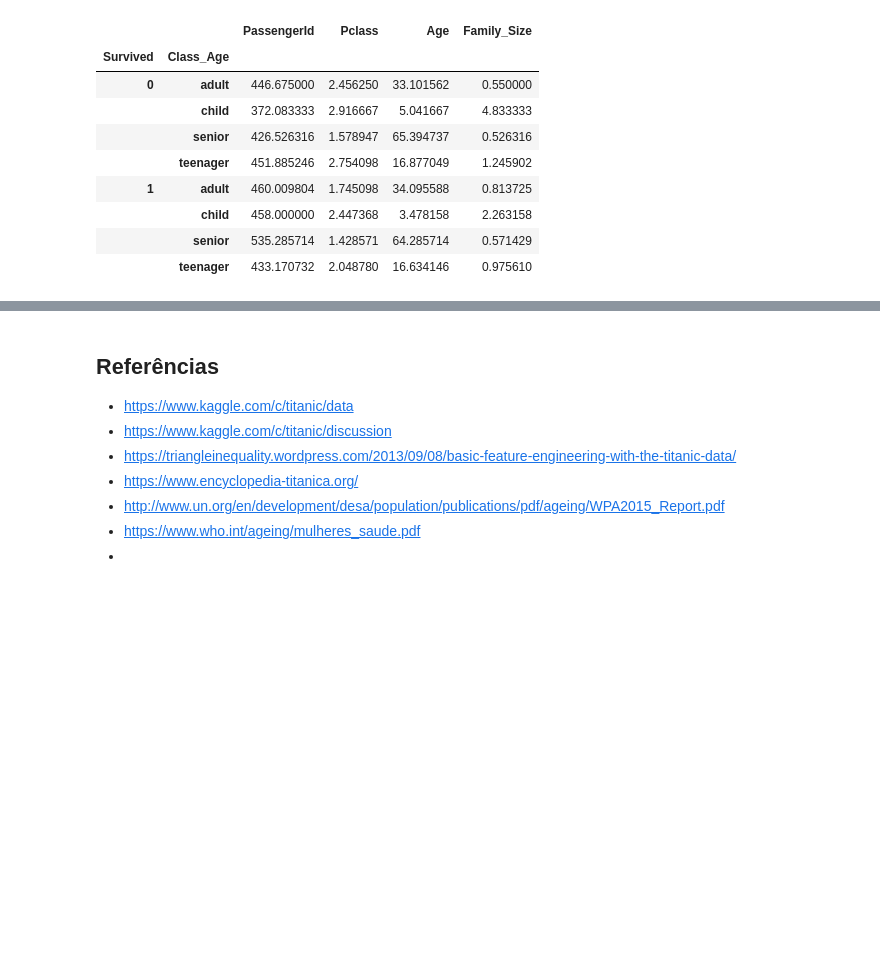
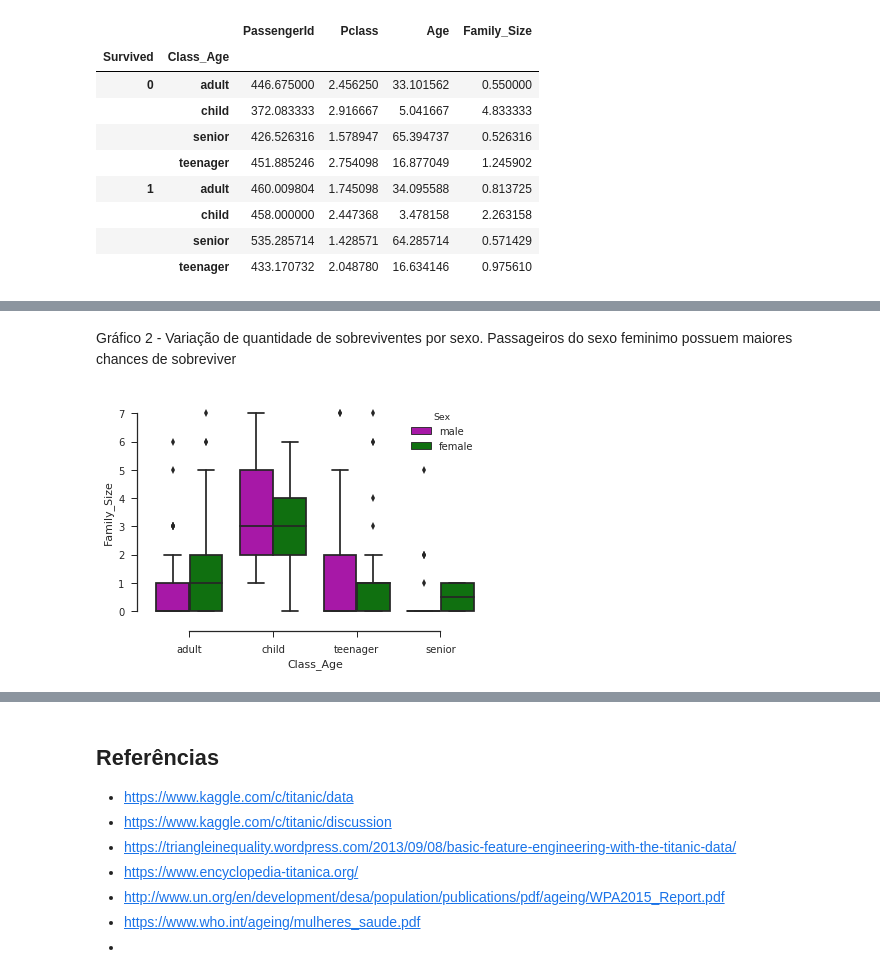
Before and after one commit to nfbomfim/ndfdsi-projeto2, a Jupyter notebook: titanic.ipynb, the cells around one changed output, grey strips where cells are left out. Saved outputs shown, nothing was run; the diff lists cells and outputs as text; code cells hidden in the pictures; blank space fills up the shorter version.

```diff
--- a/titanic.ipynb
+++ b/titanic.ipynb
@@ -468,0 +492,11 @@ Observação da Variavel 'Class_Age' em relação a 'Survived'
+# %% [markdown]
+Gráfico 2 - Variação de quantidade de sobreviventes por sexo. Passageiros do sexo feminimo possuem maiores chances de sobreviver<br>
+# %%
+sns.set(style="ticks", palette="pastel")
+
+sns.boxplot(x="Class_Age", y="Family_Size",
+            hue="Sex", palette=["m", "g"],
+            data=df_titanic)
+sns.despine(offset=10, trim=True)
+# %% [output]
+[figure, added]
```
Also changed, not shown: parts of 29 cells of this notebook, 1 other file.
